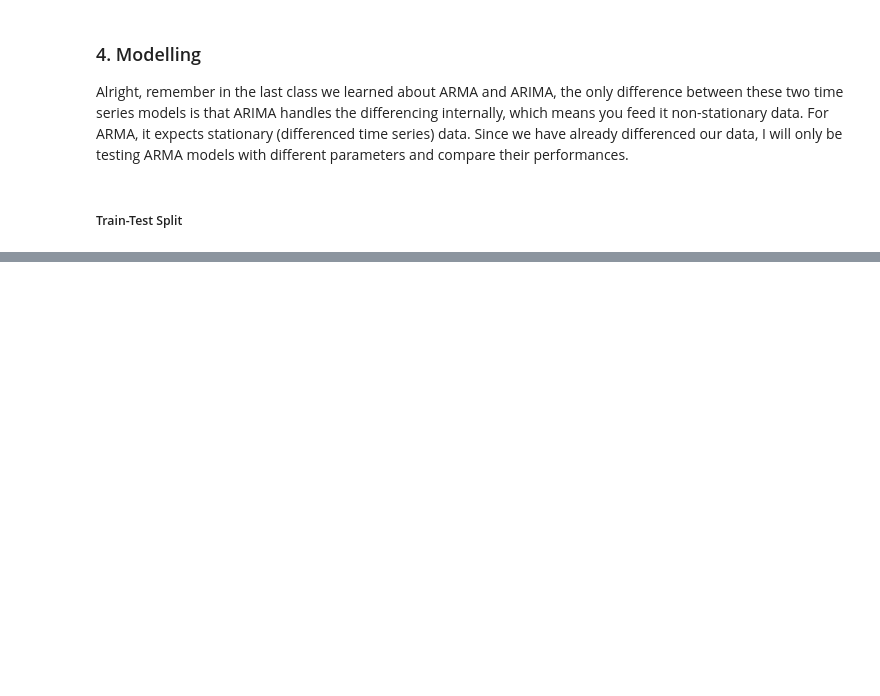
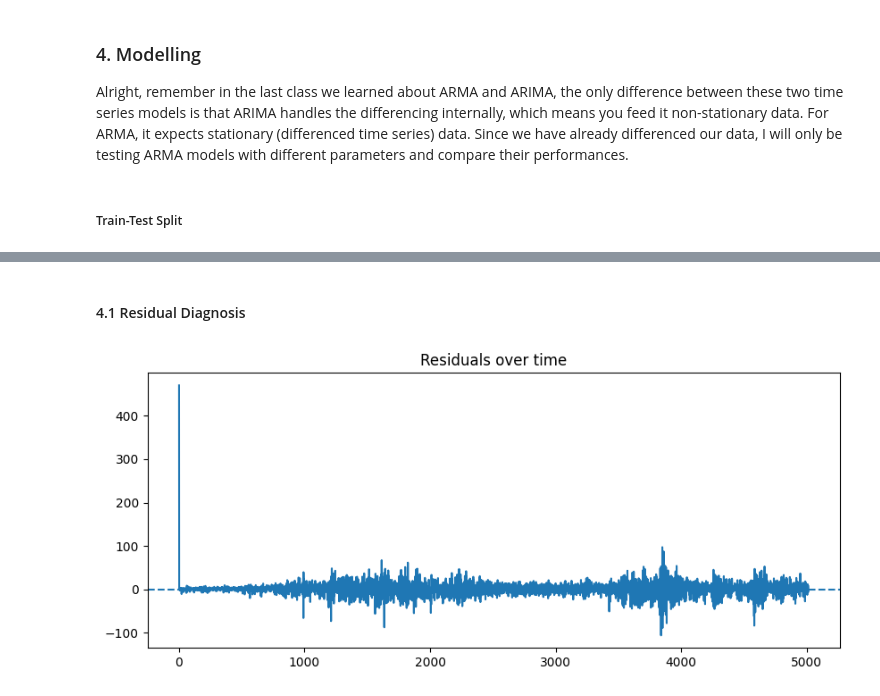
Before and after one commit to WamzMwangi/Advanced_Machine_Learning, a Jupyter notebook: Time_Series_Forecasting/Stock_prices_forecasting.ipynb, the cells around one changed output, grey strips where cells are left out. Saved outputs shown, nothing was run; the diff lists cells and outputs as text; code cells hidden in the pictures; blank space fills up the shorter version.

Commit message:
Model evaluation

```diff
--- a/Time_Series_Forecasting/Stock_prices_forecasting.ipynb
+++ b/Time_Series_Forecasting/Stock_prices_forecasting.ipynb
@@ -234,0 +245,3 @@ Alright, remember in the last class we learned about ARMA and ARIMA, the only di
+# %%
+df_trading = df_trading[['spx']]
+df_trading.head()
@@ -235,8 +256,8 @@ Alright, remember in the last class we learned about ARMA and ARIMA, the only di
 # %%
 split_point = int(len(diff_spx) * 0.8)
 
-train_diff = diff_spx.iloc[:split_point]  # Data used for fitting
-test_diff = diff_spx.iloc[split_point:]   # Data used for evaluating forecasts
+train= df_trading['spx'].iloc[:split_point] # Data used for fitting
+test= df_trading['spx'].iloc[split_point:]   # Data used for evaluating forecasts
 
 print(f"Total data points: {len(diff_spx)}")
 print(f"Training data points: {len(train_diff)}")
@@ -248,6 +279,6 @@ Testing data points: 1254
 # %%
 #Now fit the models
-arma11_model = ARIMA(train_diff, order=(1, 0, 1))
+arma11_model = ARIMA(train.values, order=(1, 1, 1))
 arma11_fit = arma11_model.fit()
 print(arma11_fit.summary())
 # %% [output]
@@ -270,0 +334,14 @@ Warnings:
+# %% [markdown]
+#### 4.1 Residual Diagnosis
+# %%
+#get the residuals
+residuals = arma11_fit.resid
+# %%
+#plot the residuals over time
+plt.figure(figsize=(10, 4))
+plt.plot(residuals)
+plt.axhline(0, linestyle='--')
+plt.title("Residuals over time")
+plt.show()
+# %% [output]
+[figure, added]
```
Also changed, not shown: parts of 12 cells of this notebook.
